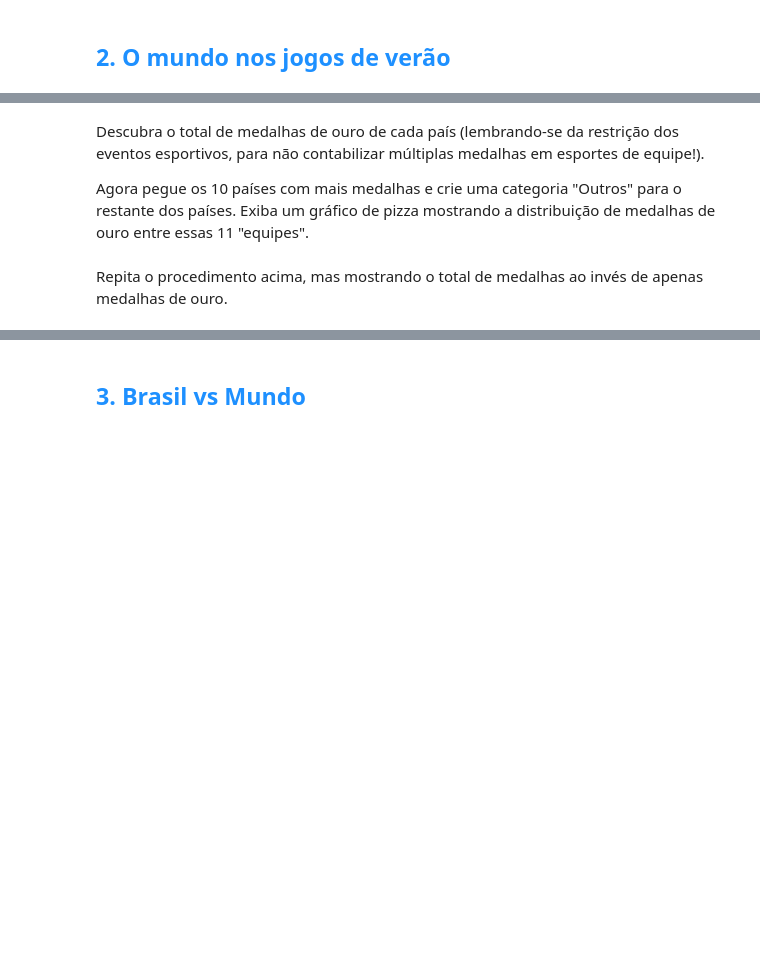
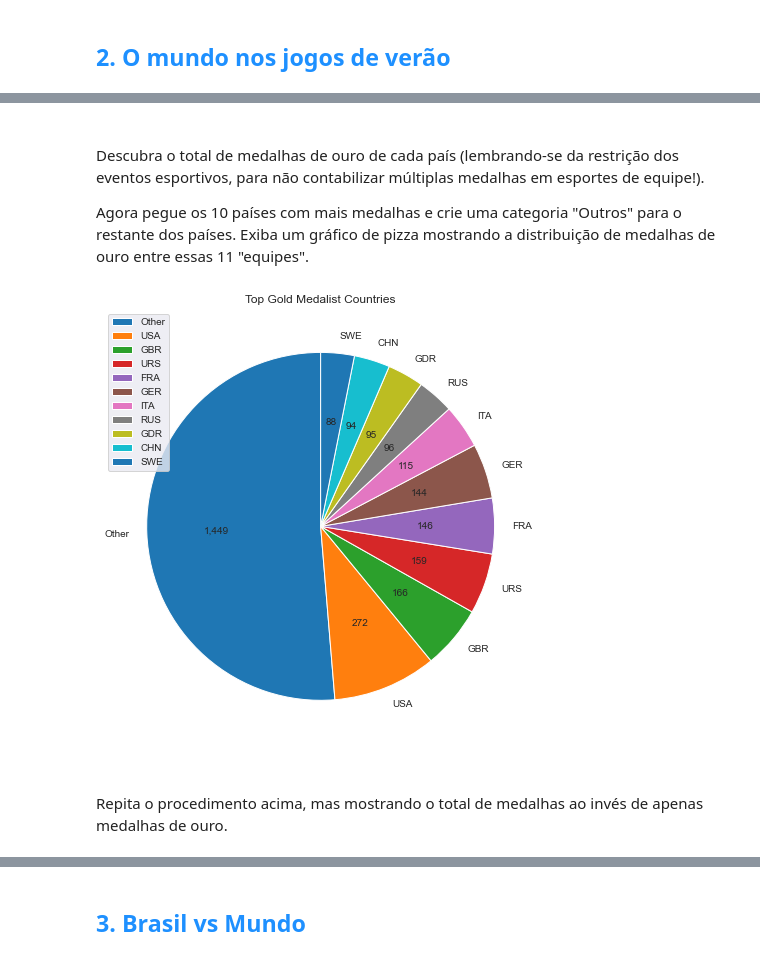
Before and after one commit to baiochi/LetsCode, a Jupyter notebook: Modulo 3 - Biblioteca e APIs/Projetos/Dataviz.ipynb, the cells around one changed output, grey strips where cells are left out. Saved outputs shown, nothing was run; the diff lists cells and outputs as text; code cells hidden in the pictures; blank space fills up the shorter version.

```diff
--- a/Modulo 3 - Biblioteca e APIs/Projetos/Dataviz.ipynb
+++ b/Modulo 3 - Biblioteca e APIs/Projetos/Dataviz.ipynb
@@ -214,6 +249,27 @@ Utilizando subplots, crie 2 boxplots ilustrando a quantidade de medalhas por atl
 # %% [markdown]
+###
 Descubra o total de medalhas de ouro de cada país (lembrando-se da restrição dos eventos esportivos, para não contabilizar múltiplas medalhas em esportes de equipe!).
 
 Agora pegue os 10 países com mais medalhas e crie uma categoria "Outros" para o restante dos países. Exiba um gráfico de pizza mostrando a distribuição de medalhas de ouro entre essas 11 "equipes".
+# %%
+# Select only gold medals and remove duplicated medals for each Sport
+summer_gold_medals = summer_games[summer_games['Medal']=='Gold'][['NOC','Sport','Event','Medal']].copy().drop_duplicates().drop('Medal',1)
+# Sort data frame by countries with most total medals
+sorter = summer_gold_medals['NOC'].value_counts().index
+summer_gold_medals = summer_gold_medals.set_index('NOC').loc[sorter].reset_index()
+# List of the 10 countries with more medals
+top10_countries = summer_gold_medals['NOC'].unique()[:10].tolist()
+# Rename all remaings countries with 'Others'
+summer_gold_medals['NOC'] = summer_gold_medals['NOC'].apply(lambda x : x if x in top10_countries else 'Other')
+# %%
+fig , ax = plt.subplots(figsize=(8, 8))
+values = summer_gold_medals['NOC'].value_counts()
+plt.pie(values, labels=values.index,startangle=90,
+        autopct=lambda x : '{:,.0f}'.format(x * sum(values)/100));
+plt.legend()
+plt.title('Top Gold Medalist Countries');
+# %% [output]
+[figure, added]
 # %% [markdown]
+###
 Repita o procedimento acima, mas mostrando o total de medalhas ao invés de apenas medalhas de ouro.
```
Also changed, not shown: parts of 20 cells of this notebook.
